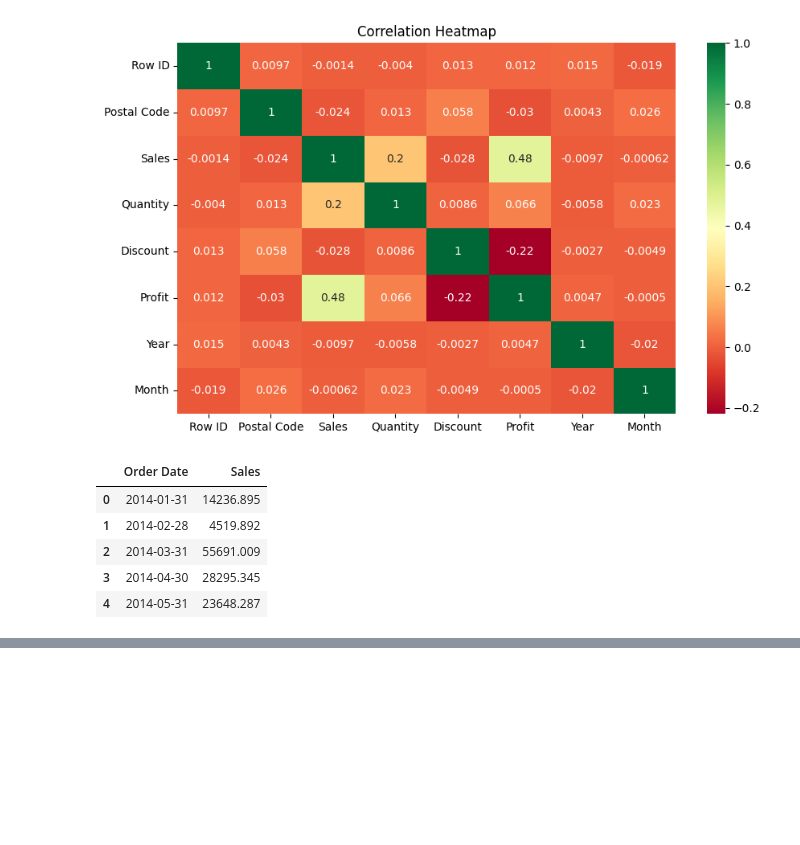
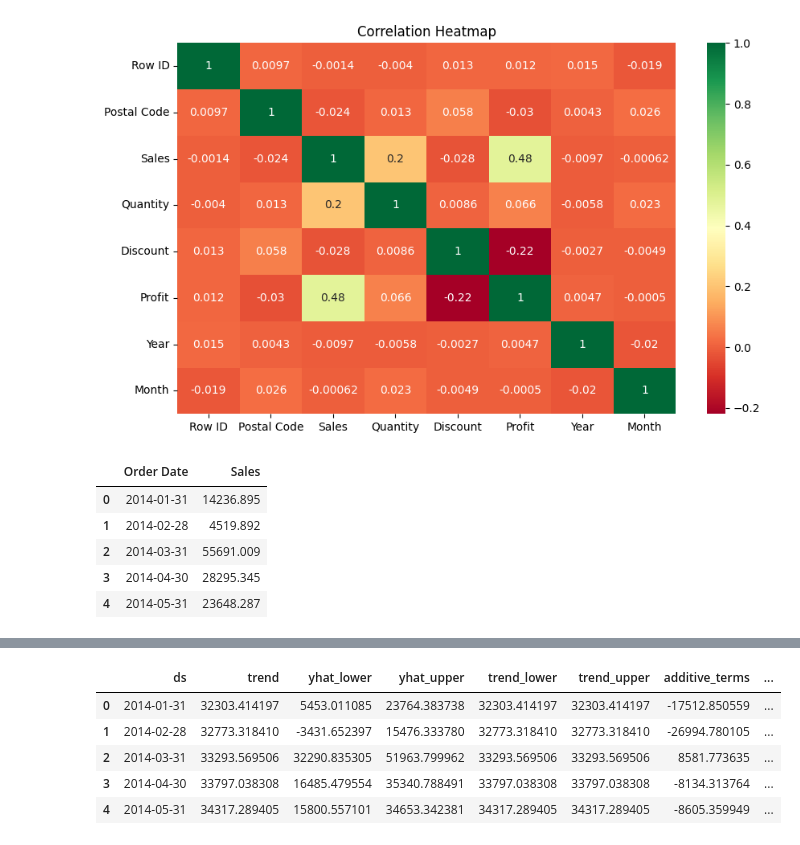
Before and after one commit to Ma-hek01/Revenue-Forecasting-Business-Performance-Dashboard, a Jupyter notebook: notebooks/02_data_loading_and_eda.ipynb, the cells around one changed output, grey strips where cells are left out. Cells and saved outputs as stored; diff of their text form; code cells hidden in the pictures; blank space fills up the shorter version.

```diff
--- a/notebooks/02_data_loading_and_eda.ipynb
+++ b/notebooks/02_data_loading_and_eda.ipynb
@@ -387,0 +410,10 @@ forecast_df.to_csv(
+# %%
+forecast = model.predict(future)
+forecast.head()
+# %% [output]
+|  | ds | trend | yhat_lower | yhat_upper | trend_lower | trend_upper | additive_terms | ... |
+| 0 | 2014-01-31 | 32303.414197 | 5453.011085 | 23764.383738 | 32303.414197 | 32303.414197 | -17512.850559 | ... |
+| 1 | 2014-02-28 | 32773.318410 | -3431.652397 | 15476.333780 | 32773.318410 | 32773.318410 | -26994.780105 | ... |
+| 2 | 2014-03-31 | 33293.569506 | 32290.835305 | 51963.799962 | 33293.569506 | 33293.569506 | 8581.773635 | ... |
+| 3 | 2014-04-30 | 33797.038308 | 16485.479554 | 35340.788491 | 33797.038308 | 33797.038308 | -8134.313764 | ... |
+| 4 | 2014-05-31 | 34317.289405 | 15800.557101 | 34653.342381 | 34317.289405 | 34317.289405 | -8605.359949 | ... |
```
Also changed, not shown: parts of 8 cells of this notebook, 2 other files.
